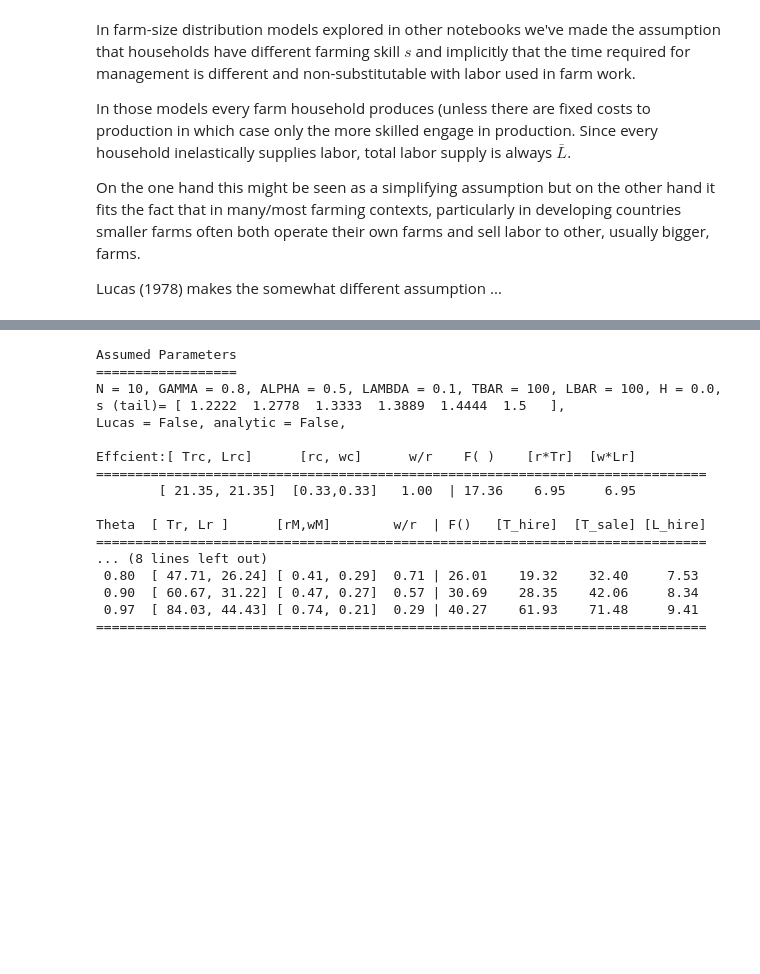
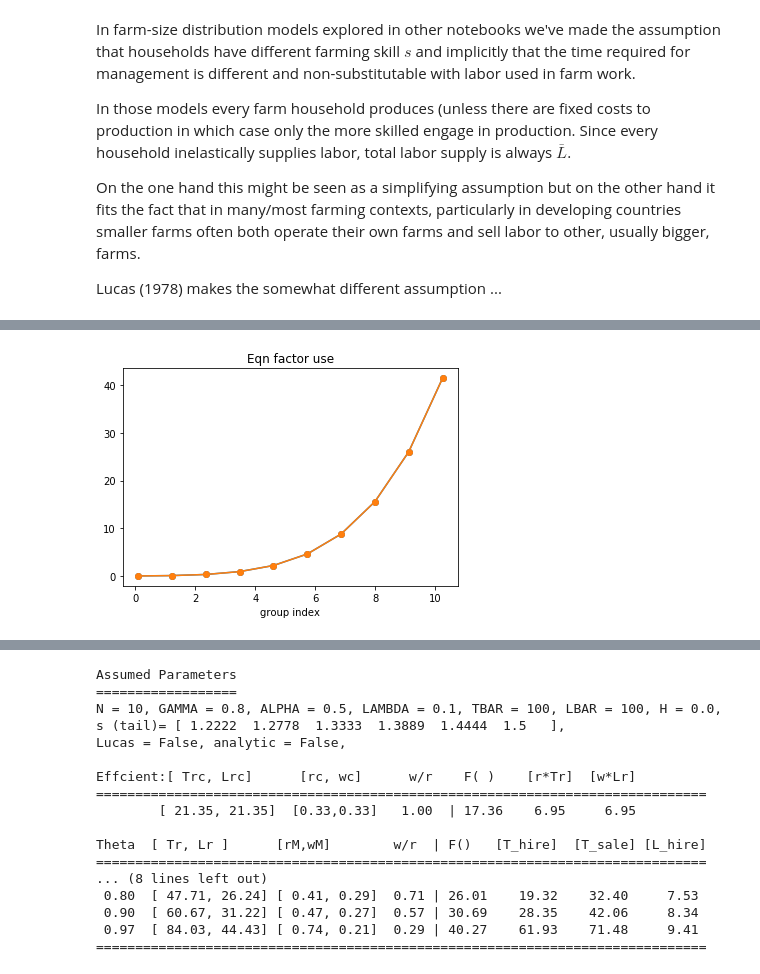
Before and after one commit to jhconning/geqfarm, a Jupyter notebook: LucasSpanControl.ipynb, the cells around one changed output, grey strips where cells are left out. Cells and saved outputs as stored; diff of their text form; code cells hidden in the pictures; blank space fills up the shorter version.

```diff
--- a/LucasSpanControl.ipynb
+++ b/LucasSpanControl.ipynb
@@ -73,3 +68,10 @@ array([ 0.3253,  0.3253])
+# %%
+plt.title('Eqn factor use')
+plt.xlabel('group index')
+plt.plot(x,Tc,marker='o');
+plt.plot(x,Lc,marker='o');
+# %% [output]
+[figure, added]
 # %%
 plt.title('induced farm size (factor use) distribution')
 plt.plot(Tc,marker='o')
```
Also changed, not shown: parts of 44 cells of this notebook.
